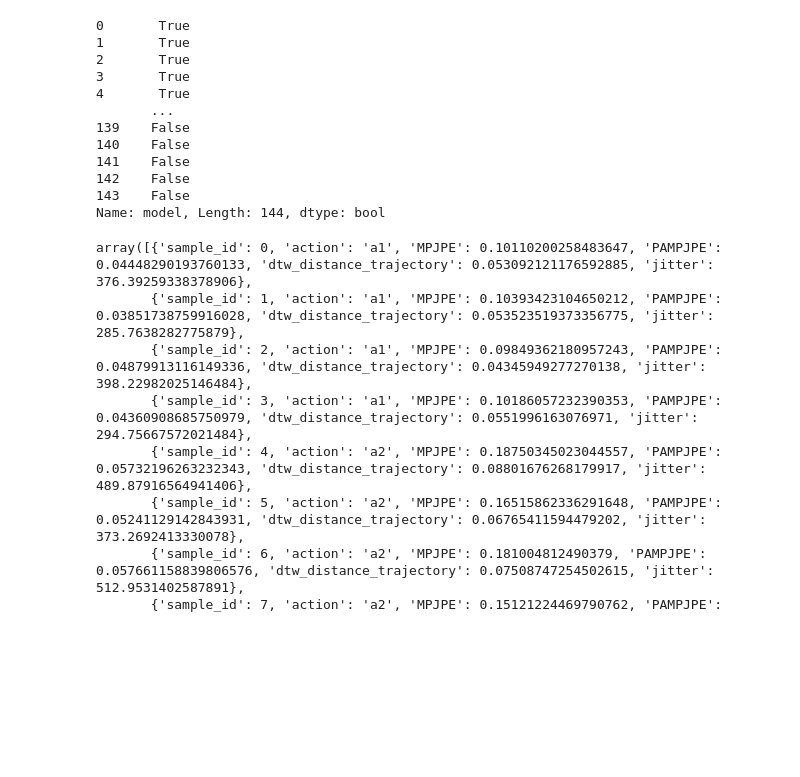
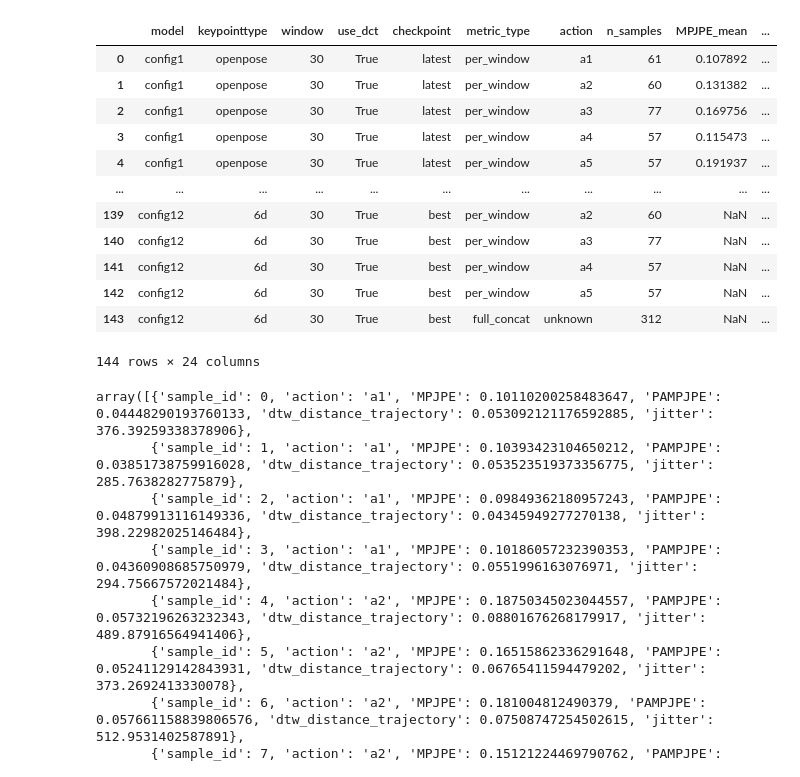
Before and after one commit to Rui1818/3d_motion_generation_cp, a Jupyter notebook: mytest.ipynb, the cells around one changed output. Cells and saved outputs as stored; diff of their text form; code cells hidden in the pictures; blank space fills up the shorter version.

```diff
--- a/mytest.ipynb
+++ b/mytest.ipynb
@@ -8,4 +41,6 @@ import pandas as pd
 # %%
-dffid=pd.read_csv('metrics/crossval_summary_fid_dcttransformer.csv')
-dfaction=pd.read_csv('metrics/crossval_summary_metrics_per_action_dcttransformer.csv')
-dfmetric=pd.read_csv('metrics/crossval_summary_metrics_dcttransformer.csv')
+suffix="dctmlp"
+
+dffid=pd.read_csv(f'metrics/crossval_summary_fid_{suffix}.csv')
+dfaction=pd.read_csv(f'metrics/crossval_summary_metrics_per_action_{suffix}.csv')
+dfmetric=pd.read_csv(f'metrics/crossval_summary_metrics_{suffix}.csv')
@@ -31,19 +250,19 @@ dfmetric.head()
 # %%
-t=dfaction[dfaction['model']=='config1']
-t
+dfaction
 # %% [output]
+|  | model | keypointtype | window | use_dct | checkpoint | metric_type | action | n_samples | MPJPE_mean | ... |
+| 0 | config1 | openpose | 30 | True | latest | per_window | a1 | 61 | 0.107892 | ... |
+| 1 | config1 | openpose | 30 | True | latest | per_window | a2 | 60 | 0.131382 | ... |
+| 2 | config1 | openpose | 30 | True | latest | per_window | a3 | 77 | 0.169756 | ... |
+| 3 | config1 | openpose | 30 | True | latest | per_window | a4 | 57 | 0.115473 | ... |
+| 4 | config1 | openpose | 30 | True | latest | per_window | a5 | 57 | 0.191937 | ... |
+| ... | ... | ... | ... | ... | ... | ... | ... | ... | ... | ... |
+| 139 | config12 | 6d | 30 | True | best | per_window | a2 | 60 | NaN | ... |
+| 140 | config12 | 6d | 30 | True | best | per_window | a3 | 77 | NaN | ... |
+| 141 | config12 | 6d | 30 | True | best | per_window | a4 | 57 | NaN | ... |
+| 142 | config12 | 6d | 30 | True | best | per_window | a5 | 57 | NaN | ... |
+| 143 | config12 | 6d | 30 | True | best | full_concat | unknown | 312 | NaN | ... |
-0       True
-1       True
-2       True
-3       True
-4       True
-       ...
-139    False
-140    False
-141    False
-142    False
-143    False
-Name: model, Length: 144, dtype: bool
+144 rows × 24 columns
 # %%
 np.load('results/crossval_metrics_best.npy', allow_pickle=True)
 # %% [output]
```
Also changed, not shown: parts of 7 cells of this notebook, 6 other files.
